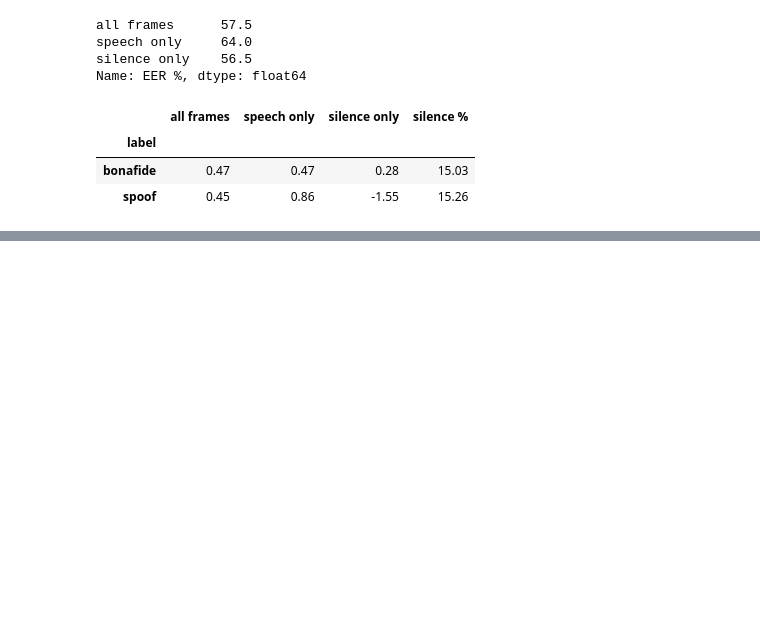
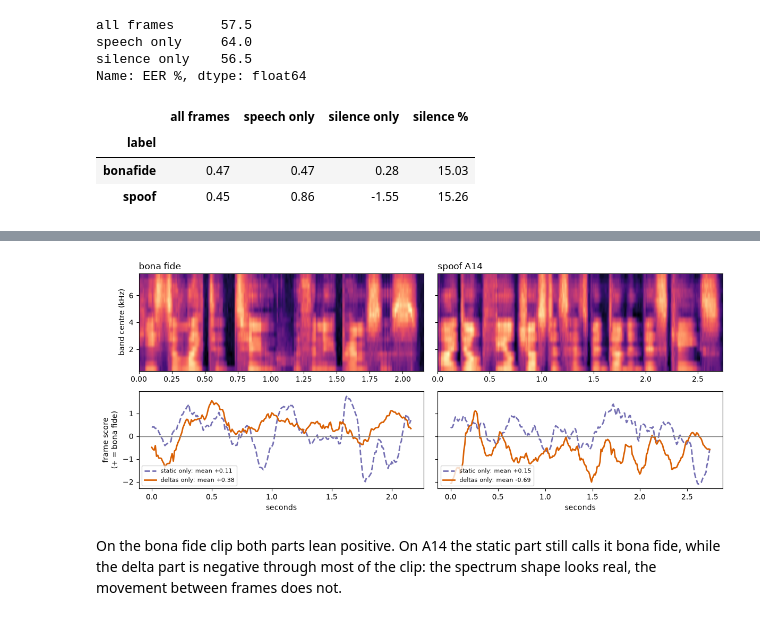
Before and after one commit to Qwenty228/GC2-EchoJEV, a Jupyter notebook: SystemCode/notebooks/03_a1_explained.ipynb, the cells around one changed output, grey strips where cells are left out. Saved outputs shown, nothing was run; the diff lists cells and outputs as text; code cells hidden in the pictures; blank space fills up the shorter version.

Commit message:
03: LFCC ablation on the stored GMM (static vs deltas, frozen bands) and one example
Co-Authored-By: Claude Opus 5.5 <noreply@anthropic.com>

```diff
--- a/SystemCode/notebooks/03_a1_explained.ipynb
+++ b/SystemCode/notebooks/03_a1_explained.ipynb
@@ -165,0 +292,28 @@ No silence cue in ITW (both classes ~15% silence), and on speech frames ITW spoo
+# %%
+spk = next(s for s, g in full_eval.groupby("speaker_id") if {"-", "A14"} <= set(g.attack_id))
+same = full_eval[full_eval.speaker_id == spk]
+clips = [g.loc[(g.duration_s - 3).abs().idxmin()] for g in (same[same.attack_id == a] for a in ["-", "A14"])]
+
+fig, axes = plt.subplots(2, 2, figsize=(12, 5), sharey="row")
+for col, row in enumerate(clips):
+    bands = log_bands(trim_silence(load_audio(row.path, SR)))
+    feat, t = lfcc_from(bands), np.arange(len(bands)) * HOP / SR
+    axes[0, col].imshow(bands.T, origin="lower", aspect="auto", cmap="magma",
+                        extent=[0, t[-1], centres[0] / 1000, centres[-1] / 1000])
+    axes[0, col].set_title("bona fide" if row.label == "bonafide" else f"spoof {row.attack_id}", loc="left")
+    for part, color, style in [("static only", "#7570b3", "--"), ("deltas only", "#d95f02", "-")]:
+        s = frame_scores(feat, part)
+        axes[1, col].plot(t, pd.Series(s).rolling(15, center=True, min_periods=1).mean(), style, color=color,
+                          linewidth=2, label=f"{part}: mean {s.mean():+.2f}")
+    axes[1, col].axhline(0, color="grey", linewidth=1)
+    axes[1, col].legend(fontsize=8, loc="lower left")
+    axes[1, col].set_xlabel("seconds")
+axes[0, 0].set_ylabel("band centre (kHz)")
+axes[1, 0].set_ylabel("frame score\n(+ = bona fide)")
+plt.tight_layout()
+plt.show()
+# %% [output]
+[figure, added]
+# %% [markdown]
+On the bona fide clip both parts lean positive. On A14 the static part still calls it bona fide, while the delta
+part is negative through most of the clip: the spectrum shape looks real, the movement between frames does not.
```
Also changed, not shown: parts of 15 cells of this notebook.
